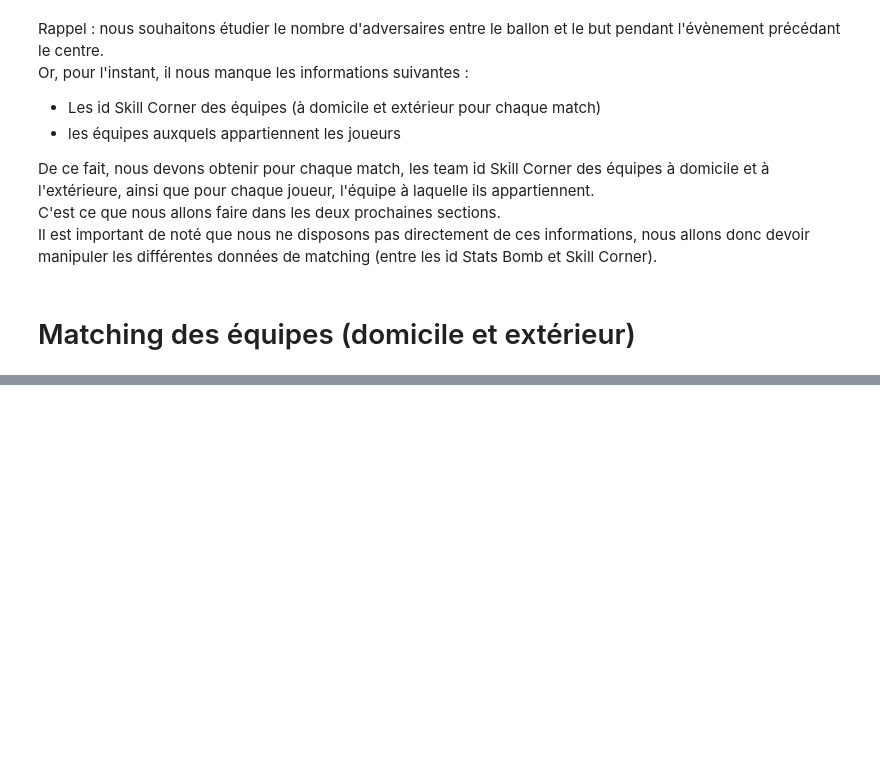
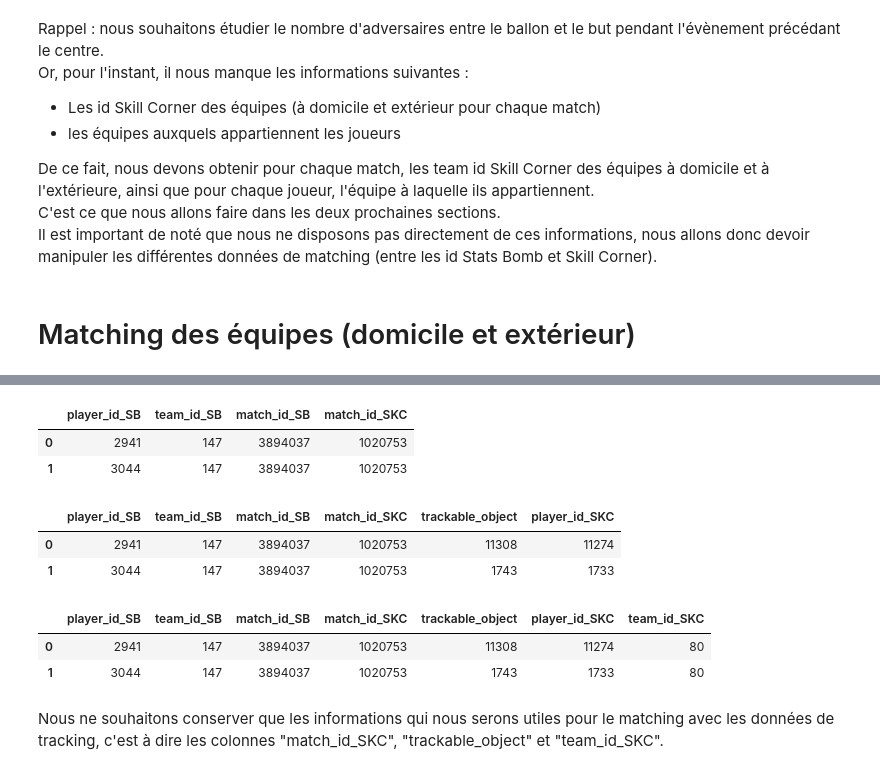
Before and after one commit to Nathan7128/PROJET-4A, a Jupyter notebook: Traitement_donnees/nb_advers_ballon_but/test_nb_advers_ballon_but.ipynb, the cells around one changed output, grey strips where cells are left out. Saved outputs shown, nothing was run; the diff lists cells and outputs as text; code cells hidden in the pictures; blank space fills up the shorter version.

```diff
--- a/Traitement_donnees/nb_advers_ballon_but/test_nb_advers_ballon_but.ipynb
+++ b/Traitement_donnees/nb_advers_ballon_but/test_nb_advers_ballon_but.ipynb
@@ -254,0 +312,8 @@ merge3.head(2)
+# %%
+# Importation des données de matching des id SK et SB des joueurs.
+# De plus, nous allons aussi importer la colonne "trackable_object" qui est utilisée pour identifier les joueurs dans les données de tracking
+req = cursor.execute(f"SELECT trackable_object, player_id_SB, player_id_SKC FROM matching_players")
+res = req.fetchall()
+desc = req.description
+matching_players = pd.DataFrame(res)
+matching_players.columns = [i[0] for i in desc]
@@ -254,0 +329,34 @@ merge3.head(2)
+# %%
+# Matching des id des matches
+# Nous nous permettons de réutiliser le nom "merge_match_id" pour le dataframe, que nous avons déjà utilisé précédemment.
+# En effet, ce sont des dataframes temporaires que nous ne réutiliserons pas donc on n'a pas besoin de garder leur contenu.
+merge_match_id = pd.merge(lineups, matching_matches, on = "match_id_SB")
+# %%
+# Aperçu des données
+merge_match_id.head(2)
+# %% [output]
+|  | player_id_SB | team_id_SB | match_id_SB | match_id_SKC |
+| 0 | 2941 | 147 | 3894037 | 1020753 |
+| 1 | 3044 | 147 | 3894037 | 1020753 |
+# %%
+# Matching des id des joueurs
+merge_player_id = pd.merge(merge_match_id, matching_players, on = "player_id_SB")
+# %%
+# Aperçu des données
+merge_player_id.head(2)
+# %% [output]
+|  | player_id_SB | team_id_SB | match_id_SB | match_id_SKC | trackable_object | player_id_SKC |
+| 0 | 2941 | 147 | 3894037 | 1020753 | 11308 | 11274 |
+| 1 | 3044 | 147 | 3894037 | 1020753 | 1743 | 1733 |
+# %%
+# Enfin, il ne nous reste plus qu'à faire matcher les id des équipes
+matching_player_team = pd.merge(merge_player_id, matching_teams, on = "team_id_SB")
+# %%
+# Aperçu des données
+matching_player_team.head(2)
+# %% [output]
+|  | player_id_SB | team_id_SB | match_id_SB | match_id_SKC | trackable_object | player_id_SKC | team_id_SKC |
+| 0 | 2941 | 147 | 3894037 | 1020753 | 11308 | 11274 | 80 |
+| 1 | 3044 | 147 | 3894037 | 1020753 | 1743 | 1733 | 80 |
+# %% [markdown]
+Nous ne souhaitons conserver que les informations qui nous serons utiles pour le matching avec les données de tracking, c'est à dire les colonnes  "match_id_SKC", "trackable_object" et "team_id_SKC".
```
Also changed, not shown: parts of 57 cells of this notebook, 1 other file.
